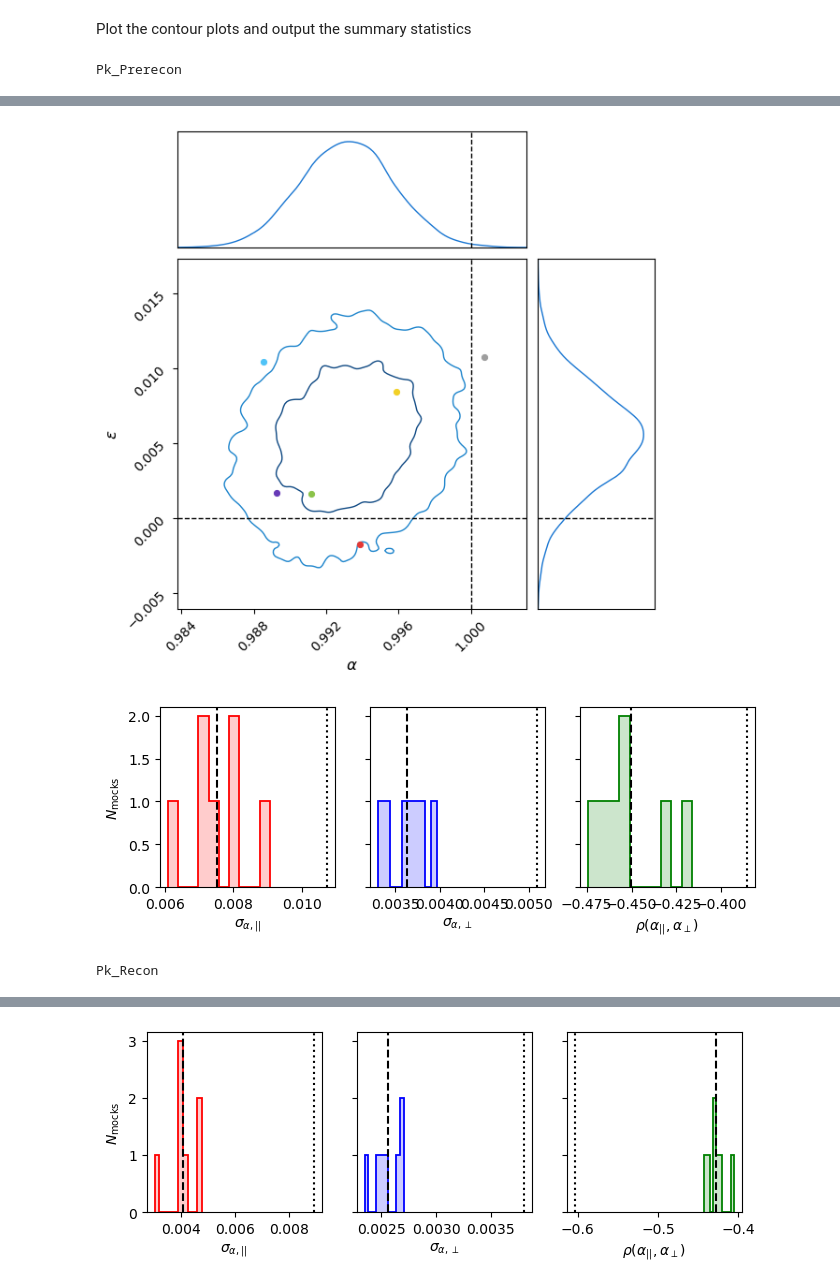
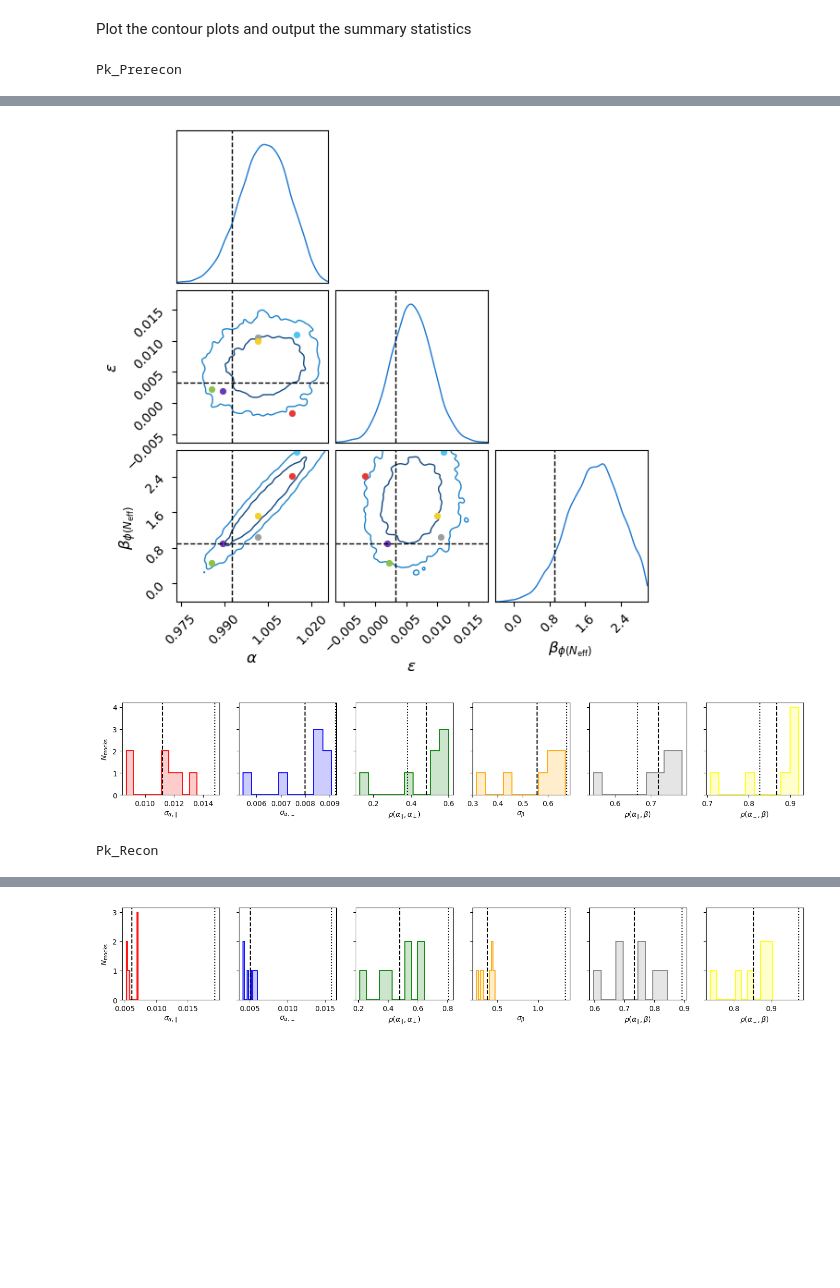
Before and after one commit to abbew25/Barry, a Jupyter notebook: cosmodesi_KP4ELG_examplecode_make_picklefiles/plot_desi_kp4_abacus_cubic_ELG-c003.ipynb, the cells around one changed output, grey strips where cells are left out. Cells and saved outputs as stored; diff of their text form; code cells hidden in the pictures; blank space fills up the shorter version.

```diff
--- a/cosmodesi_KP4ELG_examplecode_make_picklefiles/plot_desi_kp4_abacus_cubic_ELG-c003.ipynb
+++ b/cosmodesi_KP4ELG_examplecode_make_picklefiles/plot_desi_kp4_abacus_cubic_ELG-c003.ipynb
@@ -32,7 +32,7 @@ from barry.utils import weighted_avg_and_cov # function for getting avg and cova
 
 # neff_free = True
 
-phase_shift_free = False #False
+phase_shift_free = True #False
 
 #CV = False
 
@@ -404,13 +404,23 @@ def plot_errors(stats, phase_shift_free=False, suffix=''):#omega_matter_free=Fal
 
     return nstats, means, covs, corr
 
-truth = {"$\\alpha$": 1.0, "$\\epsilon$": 0, "$\\alpha_\\perp$": 1.0, "$\\alpha_\\parallel$": 1.0}
+couplingterm = 1.0/0.22710731766023898
+beta_approx = (3.044/(3.044+couplingterm) * (3.7+couplingterm)/3.7)
+
+alpha, eps = model.get_reverse_alphas(0.99906947, 0.98927880)
+
+truth = {"$\\alpha$": alpha, "$\\epsilon$": eps, "$\\alpha_\\parallel$": 0.99906947, "$\\alpha_\\perp$": 0.98927880}#,
+         #"$\\beta_{\\phi(N_{\\mathrm{eff}})}$": beta_approx}
+
+#truth = {"$\\alpha$": 1.0, "$\\epsilon$": 0, "$\\alpha_\\perp$": 1.0, "$\\alpha_\\parallel$": 1.0}
+#truth = {"$\\alpha$": 1.0, "$\\epsilon$": 0, "$\\alpha_\\perp$": 1.0, "$\\alpha_\\parallel$": 1.0}
+
 # if omega_matter_free:
 #     truth["$\\Omega_m$"] = 0.31
 # if neff_free:
 #     truth["$N_{\mathrm{eff}}$"] = 3.044
 if phase_shift_free:
-    truth["$\\beta_{\\phi(N_{\\mathrm{eff}})}$"] = 1.0
+    truth["$\\beta_{\\phi(N_{\\mathrm{eff}})}$"] = beta_approx#1.0
 
 parameters = [names for names in truth]
 parameters.append("$\\Sigma_{nl,||}$")
@@ -469,8 +479,8 @@ for chain_bin in range(len(c)):
     else:
         c[chain_bin].plotter.plot(
         truth=truth,
-            parameters=(parameters_used[:2]),
-            #parameters =parameters[2:],
+            #parameters=(parameters_used[:2]),
+            parameters =parameters[:2],
             legend=False,
             display=True,
             figsize=(6,6),
@@ -601,3 +611,3 @@ Pk_Prerecon
-[figure, old version]
+[figure, new version]
-[figure, old version]
+[figure, new version]
 Pk_Recon
@@ -606 +616 @@ Pk_Recon
-[figure, old version]
+[figure, new version]
```
Also changed, not shown: parts of 2 cells of this notebook, 4 other files.
